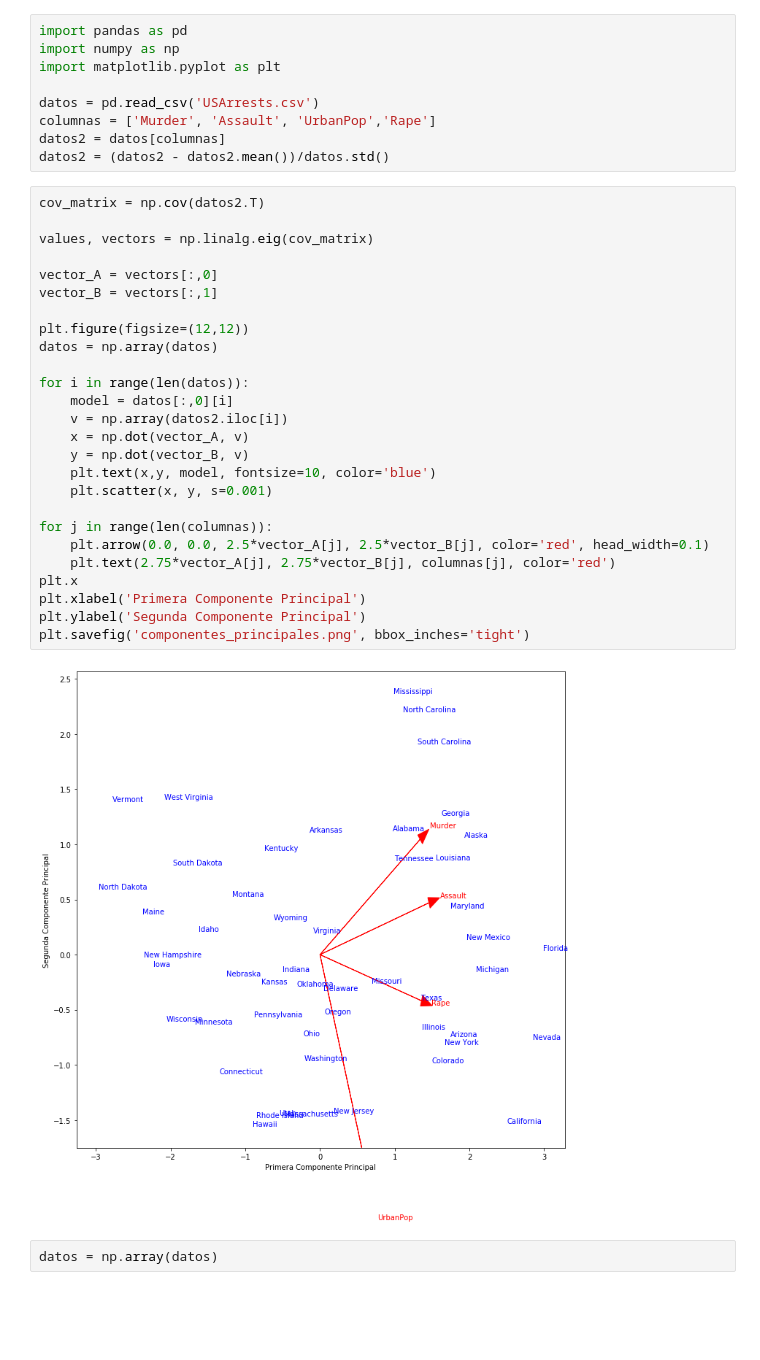
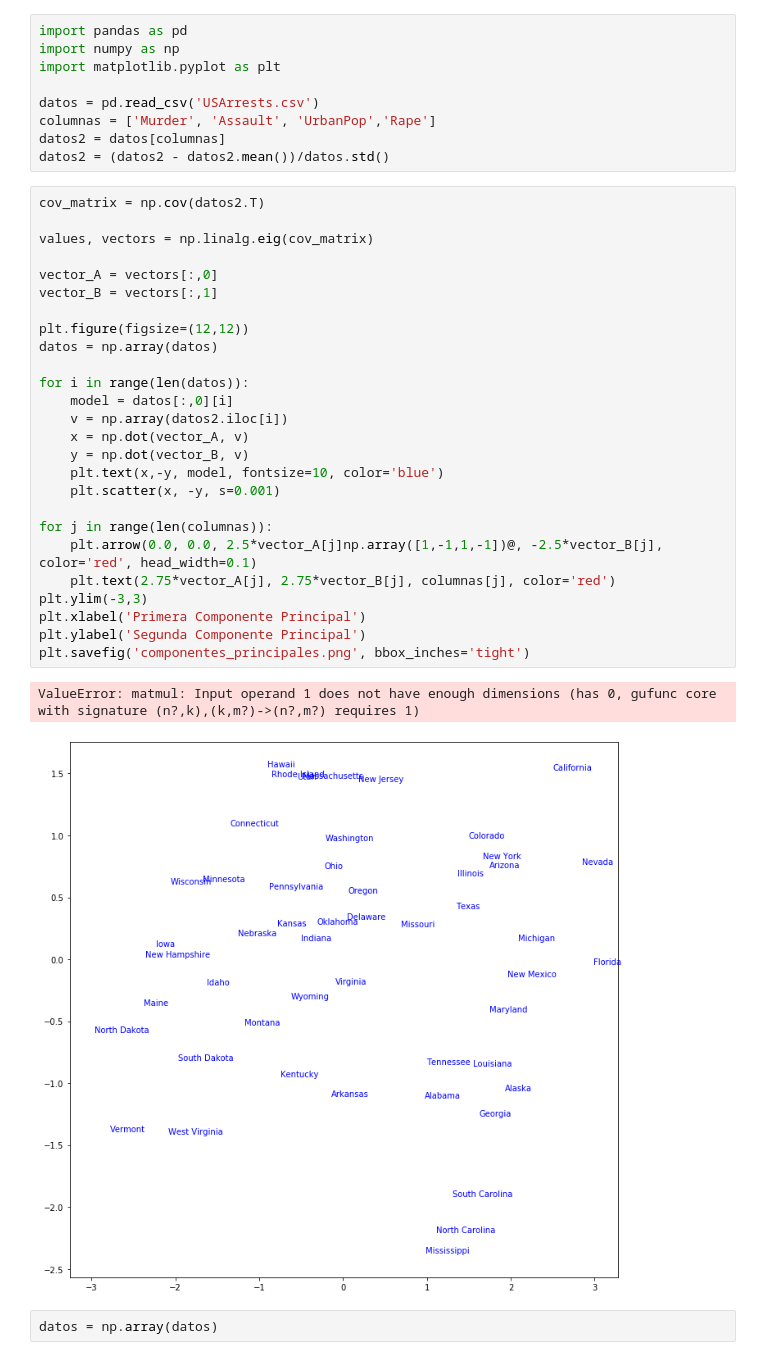
Before and after one commit to Jose991019/PenarandaJose_Ejercicio9, a Jupyter notebook: Untitled.ipynb, the cells around one changed output. Cells and saved outputs as stored; diff of their text form; blank space fills up the shorter version.

```diff
--- a/Untitled.ipynb
+++ b/Untitled.ipynb
@@ -10,31 +10,32 @@ datos2 = (datos2 - datos2.mean())/datos.std()
 # %%
 cov_matrix = np.cov(datos2.T)
 
 values, vectors = np.linalg.eig(cov_matrix)
 
 vector_A = vectors[:,0]
 vector_B = vectors[:,1]
 
 plt.figure(figsize=(12,12))
 datos = np.array(datos)
 
 for i in range(len(datos)):
     model = datos[:,0][i]
     v = np.array(datos2.iloc[i])
     x = np.dot(vector_A, v)
     y = np.dot(vector_B, v)
-    plt.text(x,y, model, fontsize=10, color='blue')
-    plt.scatter(x, y, s=0.001)
+    plt.text(x,-y, model, fontsize=10, color='blue')
+    plt.scatter(x, -y, s=0.001)
 
 for j in range(len(columnas)):
-    plt.arrow(0.0, 0.0, 2.5*vector_A[j], 2.5*vector_B[j], color='red', head_width=0.1)
+    plt.arrow(0.0, 0.0, 2.5*vector_A[j]np.array([1,-1,1,-1])@, -2.5*vector_B[j], color='red', head_width=0.1)
     plt.text(2.75*vector_A[j], 2.75*vector_B[j], columnas[j], color='red')
-plt.x
+plt.ylim(-3,3)
 plt.xlabel('Primera Componente Principal')
 plt.ylabel('Segunda Componente Principal')
 plt.savefig('componentes_principales.png', bbox_inches='tight')
 # %% [output]
+ValueError: matmul: Input operand 1 does not have enough dimensions (has 0, gufunc core with signature (n?,k),(k,m?)->(n?,m?) requires 1)
-[figure, old version]
+[figure, new version]
 # %%
 datos = np.array(datos)
 # %%
```
Also changed, not shown: parts of 1 cell of this notebook.
